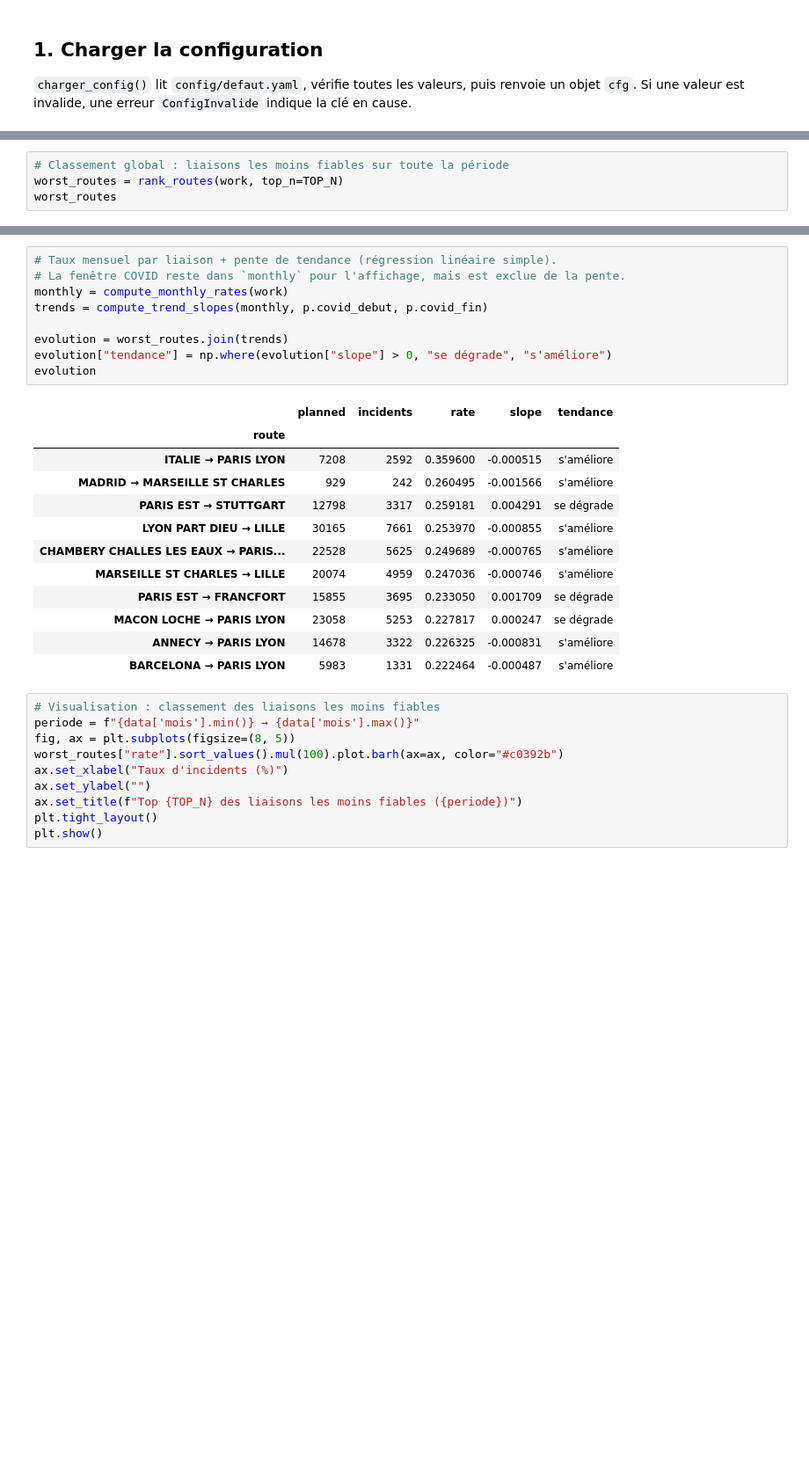
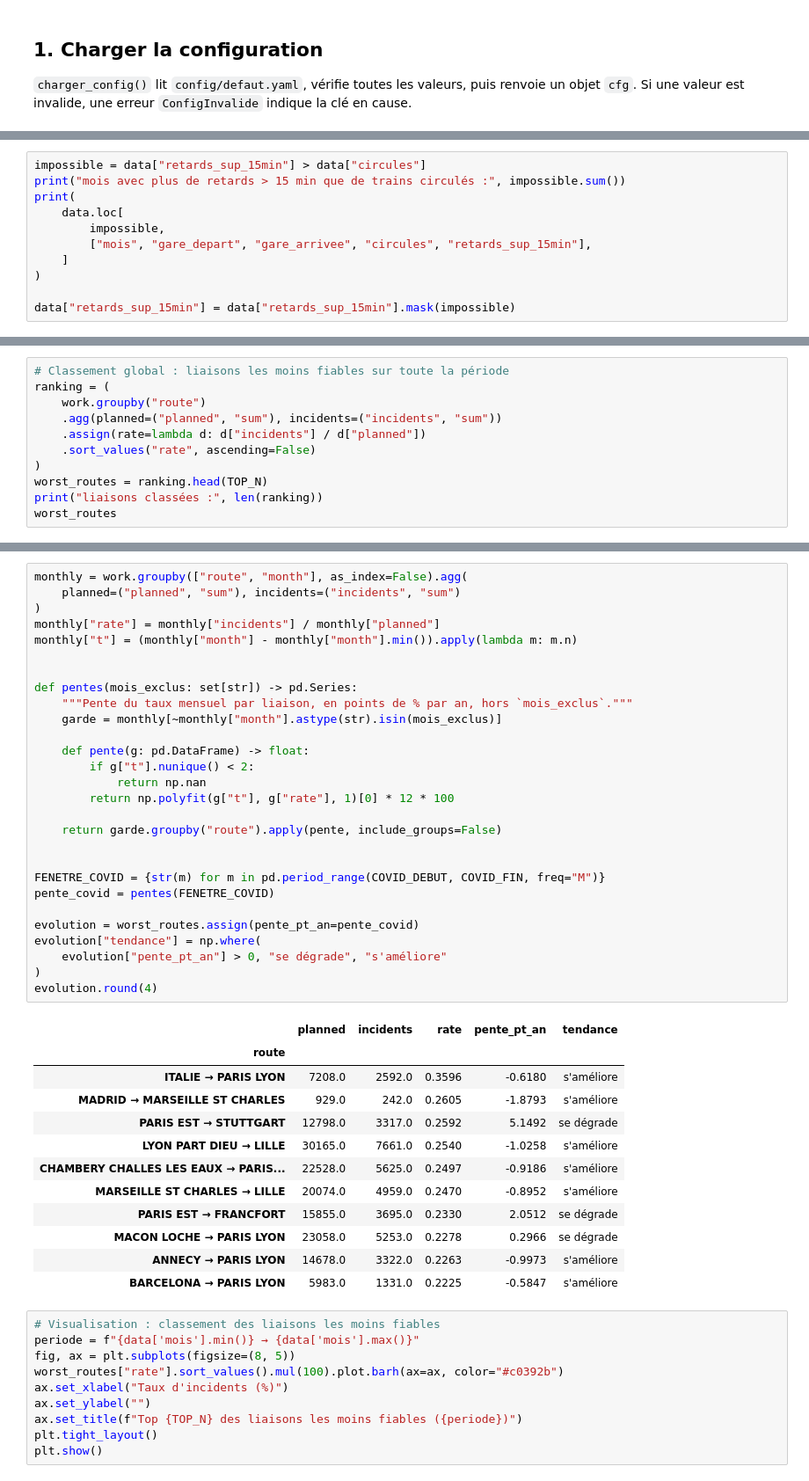
Before and after one commit to bouharrameryem-gmail-com/railinsight, a Jupyter notebook: notebooks/01_liaisons_moins_fiables.ipynb, the cells around one changed output, grey strips where cells are left out. Shown at 88% size. Drawn from its saved outputs; the diff is of its cells as text; blank space fills up the shorter version.

```diff
--- a/notebooks/01_liaisons_moins_fiables.ipynb
+++ b/notebooks/01_liaisons_moins_fiables.ipynb
@@ -107,0 +129,11 @@ max     1104.000000    297.000000         312.000000
+# %%
+impossible = data["retards_sup_15min"] > data["circules"]
+print("mois avec plus de retards > 15 min que de trains circulés :", impossible.sum())
+print(
+    data.loc[
+        impossible,
+        ["mois", "gare_depart", "gare_arrivee", "circules", "retards_sup_15min"],
+    ]
+)
+
+data["retards_sup_15min"] = data["retards_sup_15min"].mask(impossible)
@@ -126,5 +168,12 @@ work.head()
 # %%
 # Classement global : liaisons les moins fiables sur toute la période
-worst_routes = rank_routes(work, top_n=TOP_N)
+ranking = (
+    work.groupby("route")
+    .agg(planned=("planned", "sum"), incidents=("incidents", "sum"))
+    .assign(rate=lambda d: d["incidents"] / d["planned"])
+    .sort_values("rate", ascending=False)
+)
+worst_routes = ranking.head(TOP_N)
+print("liaisons classées :", len(ranking))
 worst_routes
 # %% [output]
@@ -141,27 +191,46 @@ worst_routes
 | ANNECY → PARIS LYON | 14678.0 | 3322.0 | 0.226325 |
 | BARCELONA → PARIS LYON | 5983.0 | 1331.0 | 0.222464 |
 # %%
-# Taux mensuel par liaison + pente de tendance (régression linéaire simple).
-# La fenêtre COVID reste dans `monthly` pour l'affichage, mais est exclue de la pente.
-monthly = compute_monthly_rates(work)
-trends = compute_trend_slopes(monthly, p.covid_debut, p.covid_fin)
+monthly = work.groupby(["route", "month"], as_index=False).agg(
+    planned=("planned", "sum"), incidents=("incidents", "sum")
+)
+monthly["rate"] = monthly["incidents"] / monthly["planned"]
+monthly["t"] = (monthly["month"] - monthly["month"].min()).apply(lambda m: m.n)
 
-evolution = worst_routes.join(trends)
-evolution["tendance"] = np.where(evolution["slope"] > 0, "se dégrade", "s'améliore")
-evolution
+
+def pentes(mois_exclus: set[str]) -> pd.Series:
+    """Pente du taux mensuel par liaison, en points de % par an, hors `mois_exclus`."""
+    garde = monthly[~monthly["month"].astype(str).isin(mois_exclus)]
+
+    def pente(g: pd.DataFrame) -> float:
+        if g["t"].nunique() < 2:
+            return np.nan
+        return np.polyfit(g["t"], g["rate"], 1)[0] * 12 * 100
+
+    return garde.groupby("route").apply(pente, include_groups=False)
+
+
+FENETRE_COVID = {str(m) for m in pd.period_range(COVID_DEBUT, COVID_FIN, freq="M")}
+pente_covid = pentes(FENETRE_COVID)
+
+evolution = worst_routes.assign(pente_pt_an=pente_covid)
+evolution["tendance"] = np.where(
+    evolution["pente_pt_an"] > 0, "se dégrade", "s'améliore"
+)
+evolution.round(4)
 # %% [output]
-|  | planned | incidents | rate | slope | tendance |
+|  | planned | incidents | rate | pente_pt_an | tendance |
 | route |  |  |  |  |  |
-| ITALIE → PARIS LYON | 7208 | 2592 | 0.359600 | -0.000515 | s'améliore |
-| MADRID → MARSEILLE ST CHARLES | 929 | 242 | 0.260495 | -0.001566 | s'améliore |
-| PARIS EST → STUTTGART | 12798 | 3317 | 0.259181 | 0.004291 | se dégrade |
-| LYON PART DIEU → LILLE | 30165 | 7661 | 0.253970 | -0.000855 | s'améliore |
-| CHAMBERY CHALLES LES EAUX → PARIS... | 22528 | 5625 | 0.249689 | -0.000765 | s'améliore |
-| MARSEILLE ST CHARLES → LILLE | 20074 | 4959 | 0.247036 | -0.000746 | s'améliore |
-| PARIS EST → FRANCFORT | 15855 | 3695 | 0.233050 | 0.001709 | se dégrade |
-| MACON LOCHE → PARIS LYON | 23058 | 5253 | 0.227817 | 0.000247 | se dégrade |
-| ANNECY → PARIS LYON | 14678 | 3322 | 0.226325 | -0.000831 | s'améliore |
-| BARCELONA → PARIS LYON | 5983 | 1331 | 0.222464 | -0.000487 | s'améliore |
+| ITALIE → PARIS LYON | 7208.0 | 2592.0 | 0.3596 | -0.6180 | s'améliore |
+| MADRID → MARSEILLE ST CHARLES | 929.0 | 242.0 | 0.2605 | -1.8793 | s'améliore |
+| PARIS EST → STUTTGART | 12798.0 | 3317.0 | 0.2592 | 5.1492 | se dégrade |
+| LYON PART DIEU → LILLE | 30165.0 | 7661.0 | 0.2540 | -1.0258 | s'améliore |
+| CHAMBERY CHALLES LES EAUX → PARIS... | 22528.0 | 5625.0 | 0.2497 | -0.9186 | s'améliore |
+| MARSEILLE ST CHARLES → LILLE | 20074.0 | 4959.0 | 0.2470 | -0.8952 | s'améliore |
+| PARIS EST → FRANCFORT | 15855.0 | 3695.0 | 0.2330 | 2.0512 | se dégrade |
+| MACON LOCHE → PARIS LYON | 23058.0 | 5253.0 | 0.2278 | 0.2966 | se dégrade |
+| ANNECY → PARIS LYON | 14678.0 | 3322.0 | 0.2263 | -0.9973 | s'améliore |
+| BARCELONA → PARIS LYON | 5983.0 | 1331.0 | 0.2225 | -0.5847 | s'améliore |
 # %%
 # Visualisation : classement des liaisons les moins fiables
 periode = f"{data['mois'].min()} → {data['mois'].max()}"
```
Also changed, not shown: parts of 17 cells of this notebook, 8 other files.
